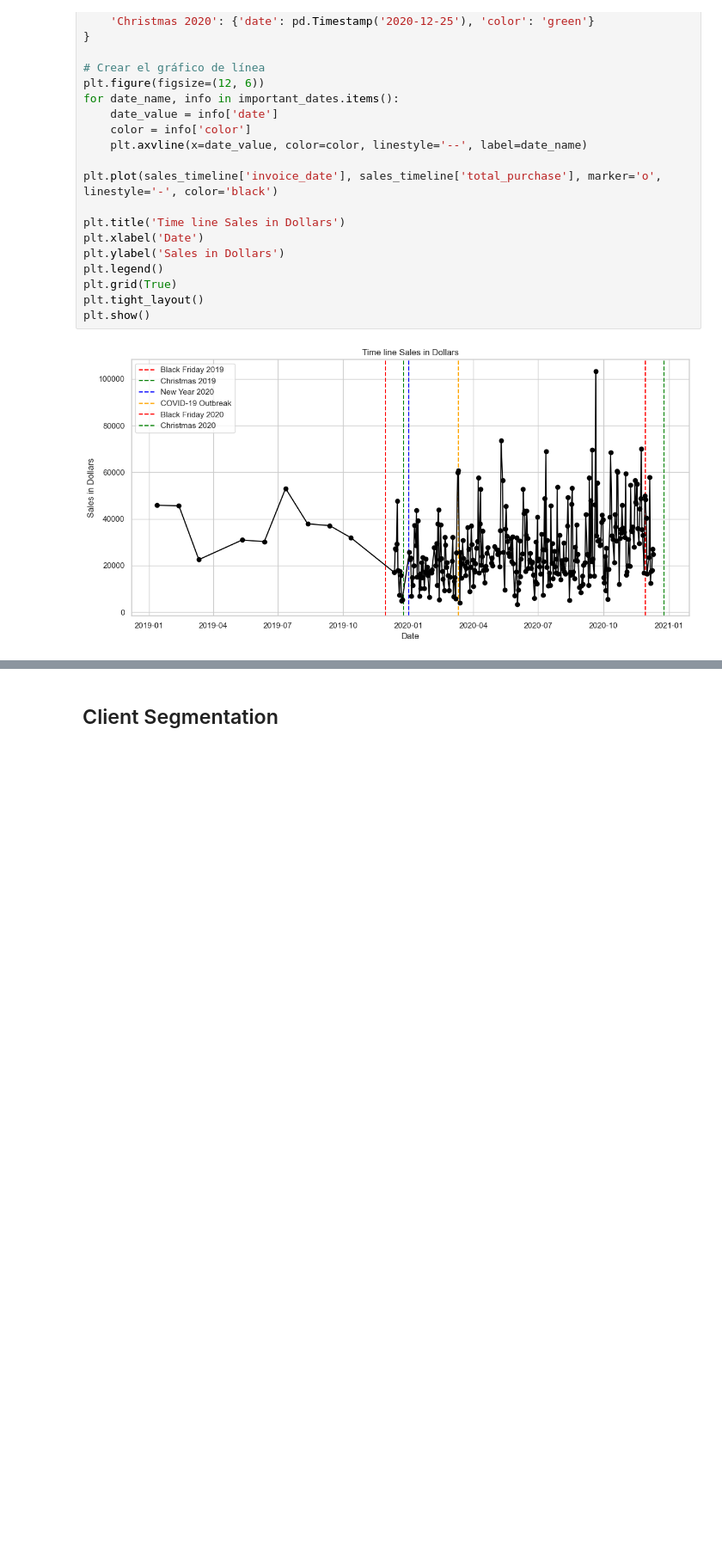
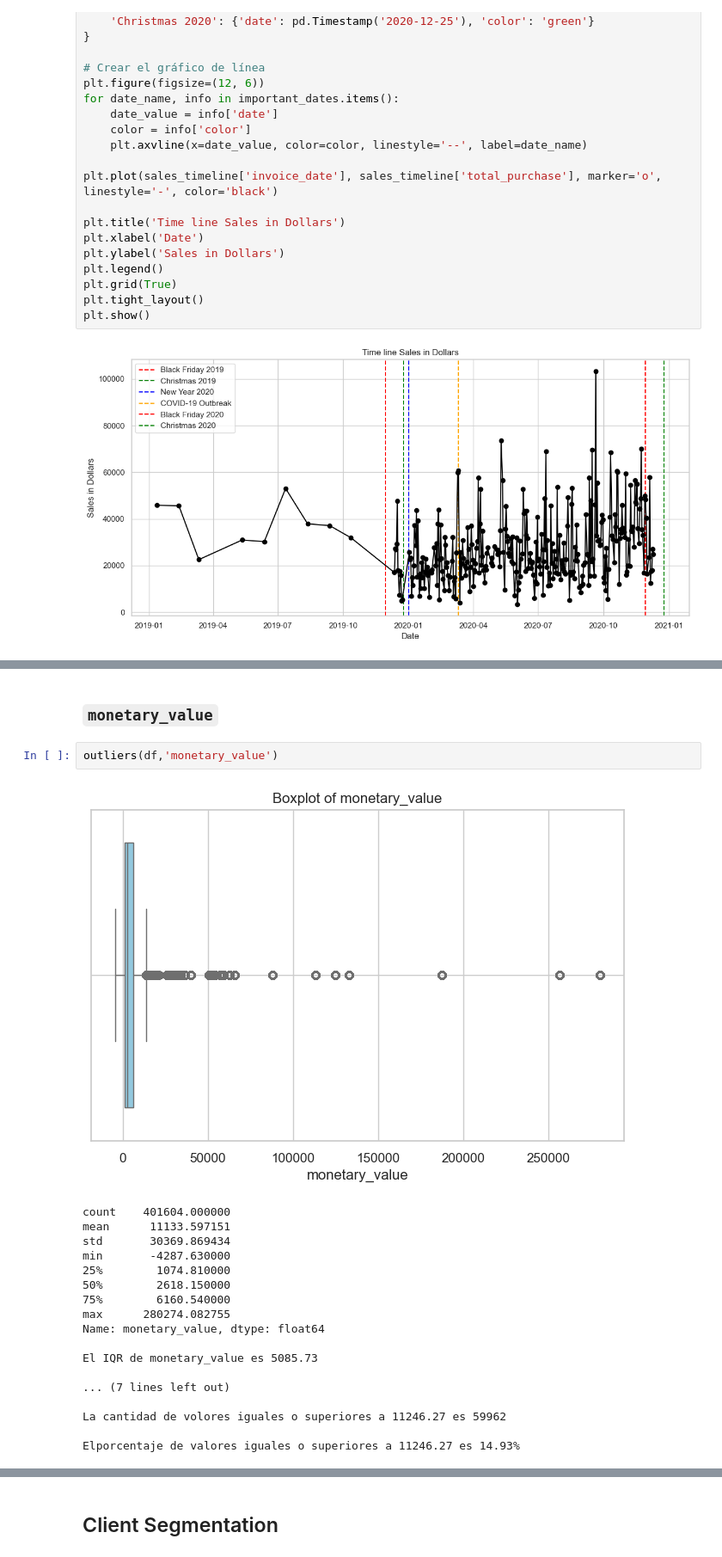
Before and after one commit to AbnerGalRol/Hackaton-Triple_ten-Team-8, a Jupyter notebook: notebooks/hackaton-triple-ten.ipynb, the cells around one changed output, grey strips where cells are left out. Shown at 86% size. Cells and saved outputs as stored; diff of their text form; blank space fills up the shorter version.

```diff
--- a/notebooks/hackaton-triple-ten.ipynb
+++ b/notebooks/hackaton-triple-ten.ipynb
@@ -526,0 +575,23 @@ plt.show()
+# %% [markdown]
+### `monetary_value`
+# %%
+outliers(df,'monetary_value')
+# %% [output]
+[figure, added]
+count    401604.000000
+mean      11133.597151
+std       30369.869434
+min       -4287.630000
+25%        1074.810000
+50%        2618.150000
+75%        6160.540000
+max      280274.082755
+Name: monetary_value, dtype: float64
+
+El IQR de monetary_value es 5085.73
+
+... (7 lines left out)
+
+La cantidad de volores iguales o superiores a 11246.27 es 59962
+
+Elporcentaje de valores iguales o superiores a 11246.27 es 14.93%
```
Also changed, not shown: parts of 6 cells of this notebook.
